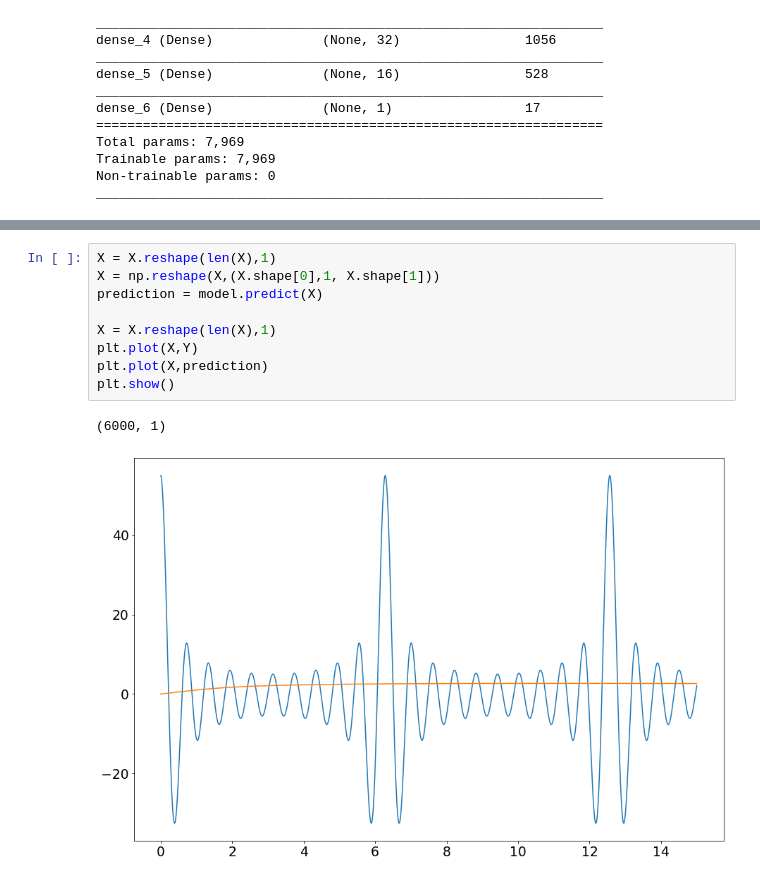
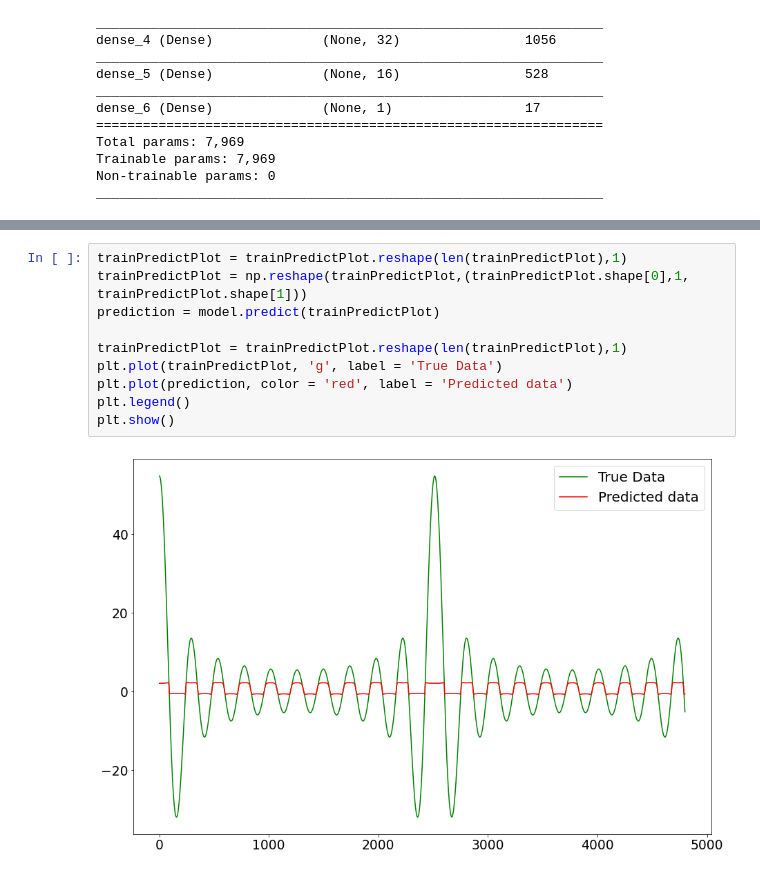
Before and after one commit to RitvikPrabhu/Machine-Learning, a Jupyter notebook: Neural_Networks_function_prediction_.ipynb, the cells around one changed output, grey strips where cells are left out. Cells and saved outputs as stored; diff of their text form.

```diff
--- a/Neural_Networks_function_prediction_.ipynb
+++ b/Neural_Networks_function_prediction_.ipynb
@@ -699,13 +697,13 @@ _________________________________________________________________
 [figure]
 # %%
-X = X.reshape(len(X),1)
-X = np.reshape(X,(X.shape[0],1, X.shape[1]))
-prediction = model.predict(X)
+trainPredictPlot = trainPredictPlot.reshape(len(trainPredictPlot),1)
+trainPredictPlot = np.reshape(trainPredictPlot,(trainPredictPlot.shape[0],1, trainPredictPlot.shape[1]))
+prediction = model.predict(trainPredictPlot)
 
-X = X.reshape(len(X),1)
-plt.plot(X,Y)
-plt.plot(X,prediction)
+trainPredictPlot = trainPredictPlot.reshape(len(trainPredictPlot),1)
+plt.plot(trainPredictPlot, 'g', label = 'True Data')
+plt.plot(prediction, color = 'red', label = 'Predicted data')
+plt.legend()
 plt.show()
 # %% [output]
-(6000, 1)
-[figure, old version]
+[figure, new version]
```
Also changed, not shown: parts of 2 cells of this notebook.
